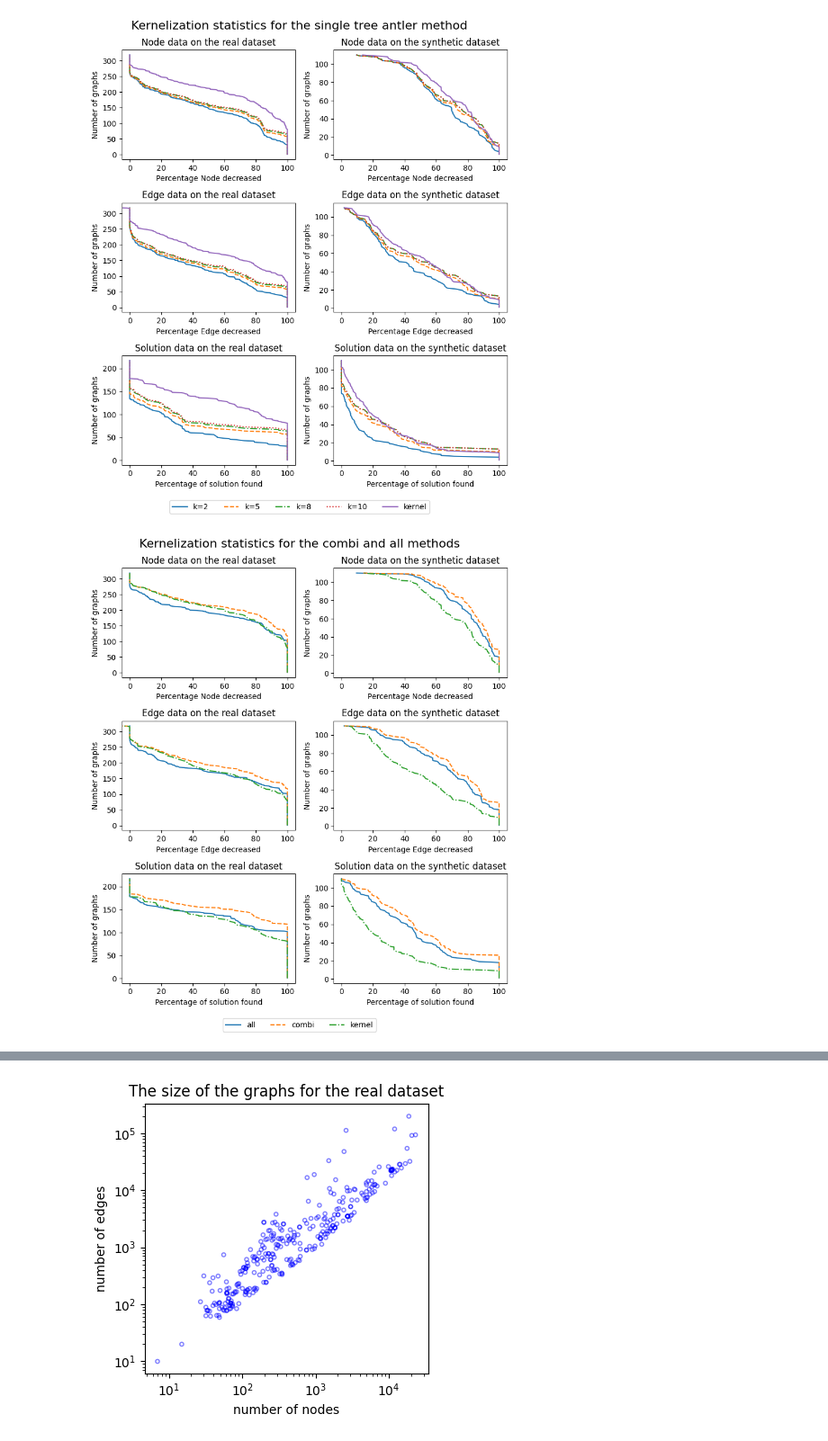
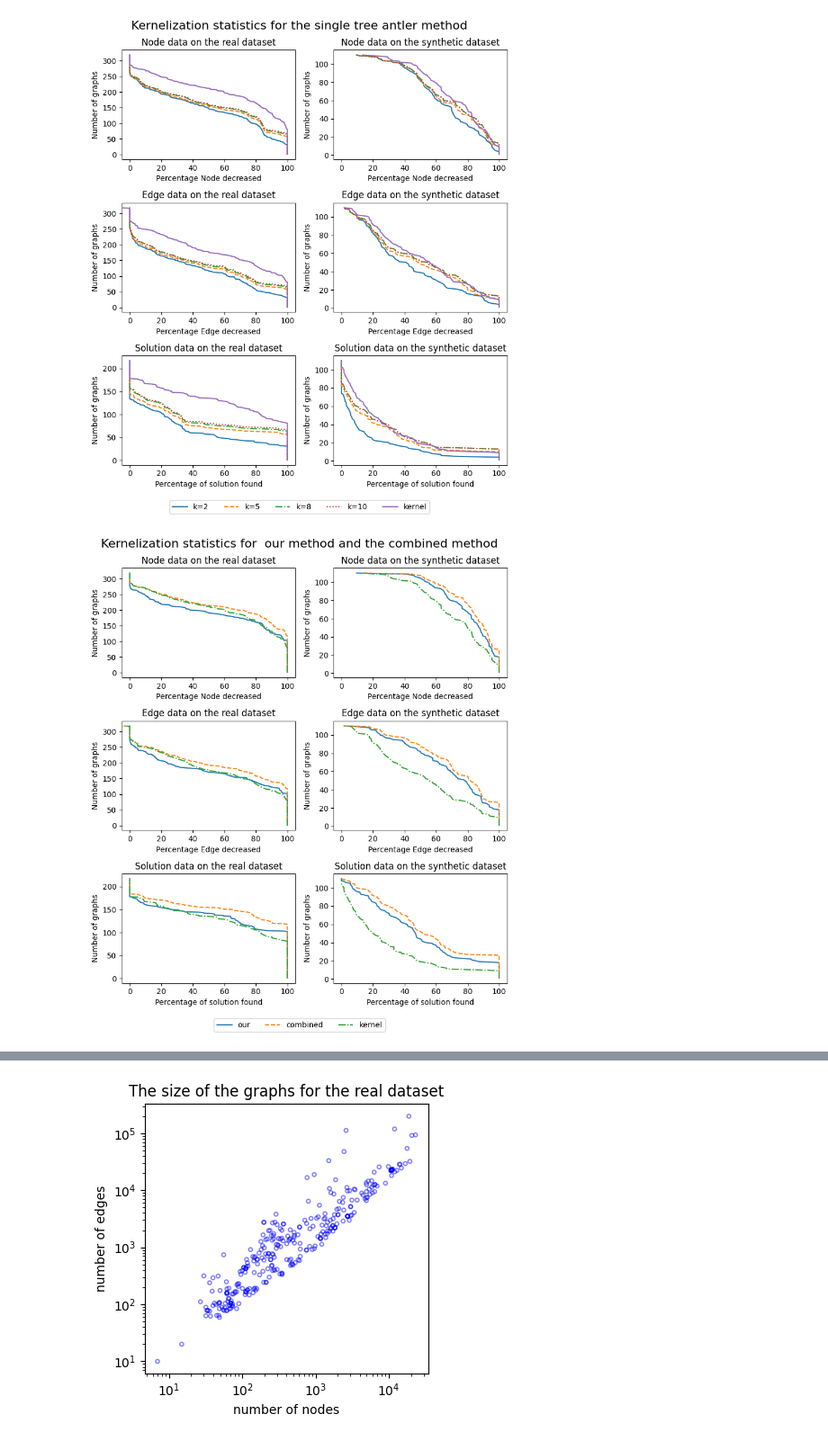
Before and after one commit to maarten17581/AntlerSolver, a Jupyter notebook: figures.ipynb, the cells around one changed output, grey strips where cells are left out. Shown at 90% size. Saved outputs shown, nothing was run; the diff lists cells and outputs as text; code cells hidden in the pictures.

```diff
--- a/figures.ipynb
+++ b/figures.ipynb
@@ -173,10 +173,10 @@ plotnmands(cols, names, 'the single tree antler method')
 # %%
 # make plots for all and combi
 cols = ['all', 'combi', 'kernel']
-names = ['all', 'combi', 'kernel']
-plotnmands(cols, names, 'the combi and all methods')
+names = ['our', 'combined', 'kernel']
+plotnmands(cols, names, ' our method and the combined method')
 # %% [output]
-[figure, old version]
+[figure, new version]
 # %%
 # make plots for all and combi
 cols = ['a4', 'ahF20', 'ahFlower20', 'ahEdge20', 'ahDiameter20', 'p20', 'ph40', 't10', 'all', 'combi', 'kernel']
```
Also changed, not shown: parts of 4 cells of this notebook, 17 other files.
